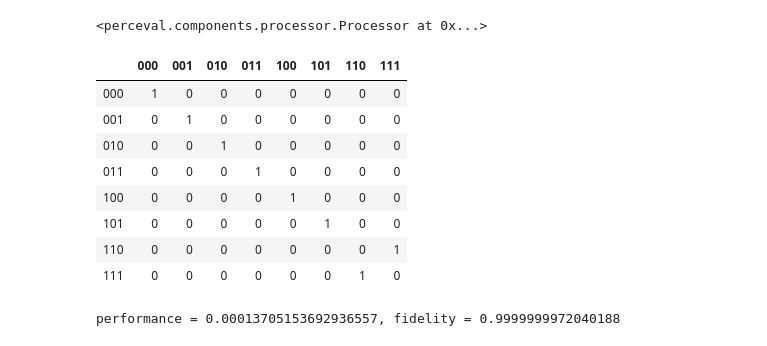
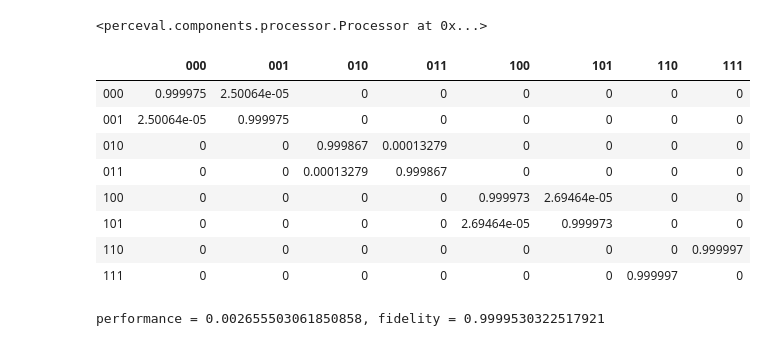
Before and after one commit to yezhuoyang/MIT2024QHackthon, a Jupyter notebook: test.ipynb, the cells around one changed output. Drawn from its saved outputs; the diff is of its cells as text; code cells hidden in the pictures.

```diff
--- a/test.ipynb
+++ b/test.ipynb
@@ -148,7 +148,7 @@ theta2.reset()
 theta3.reset()
 # %%
 phis = [pcvl.P("Phi" + str(i)) for i in range(0, 6)]
-thetas = [pcvl.P("Theta" + str(i)) for i in range(0, 14)]
+thetas = [pcvl.P("Theta" + str(i)) for i in range(0, 12)]
 # %%
 import random
 # %%
@@ -161,9 +161,9 @@ def set_phis(phis, values=None):
 
 def set_thetas(thetas, values=None):
     if not values:
-        thetas = [thetas[i].set_value(random.random() * 2 * math.pi) for i in range(14)]
+        thetas = [thetas[i].set_value(random.random() * 2 * math.pi) for i in range(12)]
     else:
-        thetas = [thetas[i].set_value(values[i]) for i in range(14)]
+        thetas = [thetas[i].set_value(values[i]) for i in range(12)]
 # %%
 mzi = pcvl.Circuit(m=6, name="CCZ6")
 # %%
@@ -246,26 +246,24 @@ p1.add_herald(8, 1)
 <perceval.components.processor.Processor at 0x...>
 # %%
 params = [
-    2.16229035,
-    2.32355081,
-    3.14159843,
-    4.20592149,
-    1.05179214,
-    4.70936268,
-    1.05272042,
-    0.2410778,
-    4.87299728,
-    1.48332889,
-    0.19210323,
-    1.94935521,
-    1.45815626,
-    0.81566202,
-    1.25720826,
-    0.93387039,
-    1.89597638,
-    3.14152039,
-    5.18063196,
-    1.13067133,
+    2.25737498e00,
+    2.97297130e00,
+    3.14824670e00,
+    1.27240162e00,
+    4.50761795e00,
+    2.50392858e-01,
+    4.59196110e00,
+    2.09991334e00,
+    6.08126079e-05,
+    2.22108442e00,
+    1.35783363e00,
+    5.51037261e-01,
+    1.04146664e00,
+    7.08526392e-01,
+    1.67120624e00,
+    3.04151183e00,
+    5.28277256e00,
+    1.49169660e00,
 ]
 
 set_phis(phis, params[:6])
@@ -278,39 +276,39 @@ proc.add(4, pcvl.BS.H())
 
 states = {
     pcvl.BasicState([1, 0, 1, 0, 1, 0]): "000",
     pcvl.BasicState([1, 0, 1, 0, 0, 1]): "001",
     pcvl.BasicState([1, 0, 0, 1, 1, 0]): "010",
     pcvl.BasicState([1, 0, 0, 1, 0, 1]): "011",
     pcvl.BasicState([0, 1, 1, 0, 1, 0]): "100",
     pcvl.BasicState([0, 1, 1, 0, 0, 1]): "101",
     pcvl.BasicState([0, 1, 0, 1, 1, 0]): "110",
     pcvl.BasicState([0, 1, 0, 1, 0, 1]): "111",
 }
 
 ca = pcvl.algorithm.Analyzer(proc, states)
 
 truth_table = {
     "000": "000",
     "001": "001",
     "010": "010",
     "011": "011",
     "100": "100",
     "101": "101",
     "110": "111",
     "111": "110",
 }
 ca.compute(expected=truth_table)
 
 pcvl.pdisplay(ca)
 print(f"performance = {ca.performance}, fidelity = {ca.fidelity.real}")
 # %% [output]
 |  | 000 | 001 | 010 | 011 | 100 | 101 | 110 | 111 |
-| 000 | 1 | 0 | 0 | 0 | 0 | 0 | 0 | 0 |
-| 001 | 0 | 1 | 0 | 0 | 0 | 0 | 0 | 0 |
-| 010 | 0 | 0 | 1 | 0 | 0 | 0 | 0 | 0 |
-| 011 | 0 | 0 | 0 | 1 | 0 | 0 | 0 | 0 |
-| 100 | 0 | 0 | 0 | 0 | 1 | 0 | 0 | 0 |
-| 101 | 0 | 0 | 0 | 0 | 0 | 1 | 0 | 0 |
-| 110 | 0 | 0 | 0 | 0 | 0 | 0 | 0 | 1 |
-| 111 | 0 | 0 | 0 | 0 | 0 | 0 | 1 | 0 |
+| 000 | 0.999975 | 2.50064e-05 | 0 | 0 | 0 | 0 | 0 | 0 |
+| 001 | 2.50064e-05 | 0.999975 | 0 | 0 | 0 | 0 | 0 | 0 |
+| 010 | 0 | 0 | 0.999867 | 0.00013279 | 0 | 0 | 0 | 0 |
+| 011 | 0 | 0 | 0.00013279 | 0.999867 | 0 | 0 | 0 | 0 |
+| 100 | 0 | 0 | 0 | 0 | 0.999973 | 2.69464e-05 | 0 | 0 |
+| 101 | 0 | 0 | 0 | 0 | 2.69464e-05 | 0.999973 | 0 | 0 |
+| 110 | 0 | 0 | 0 | 0 | 0 | 0 | 0 | 0.999997 |
+| 111 | 0 | 0 | 0 | 0 | 0 | 0 | 0.999997 | 0 |
-performance = 0.00013705153692936557, fidelity = 0.9999999972040188
+performance = 0.002655503061850858, fidelity = 0.9999530322517921
```
Also changed, not shown: parts of 1 cell of this notebook, 2 other files.
